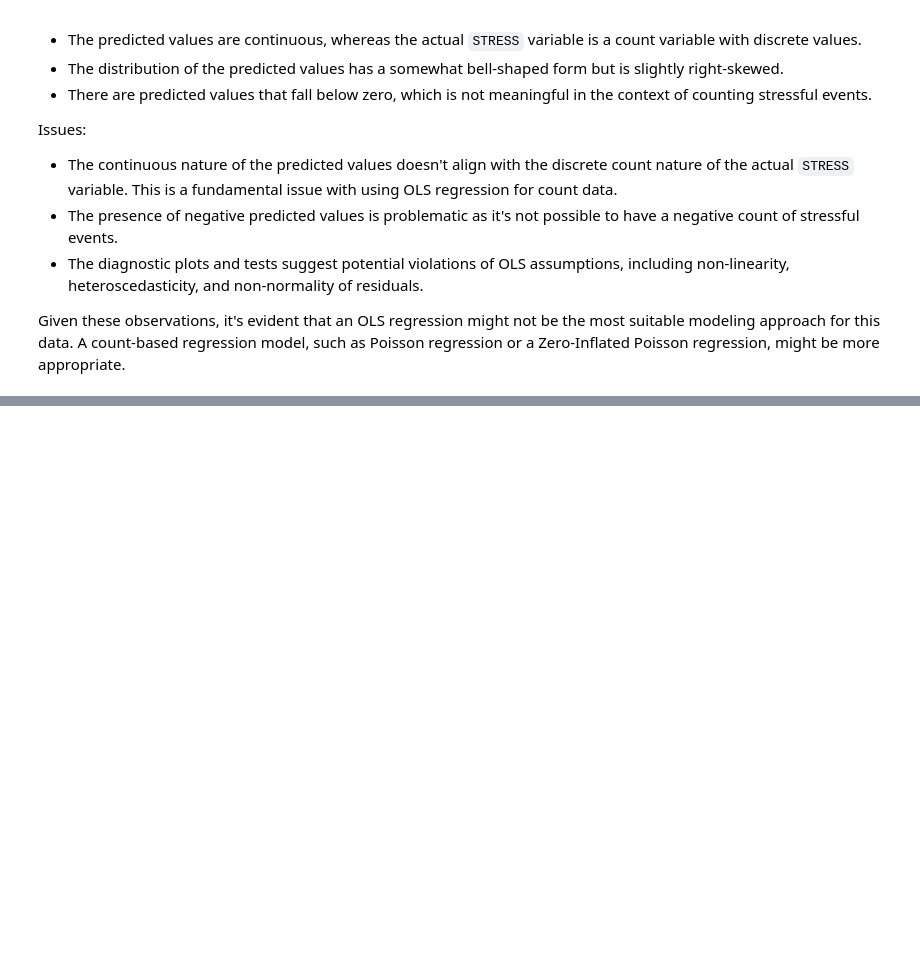
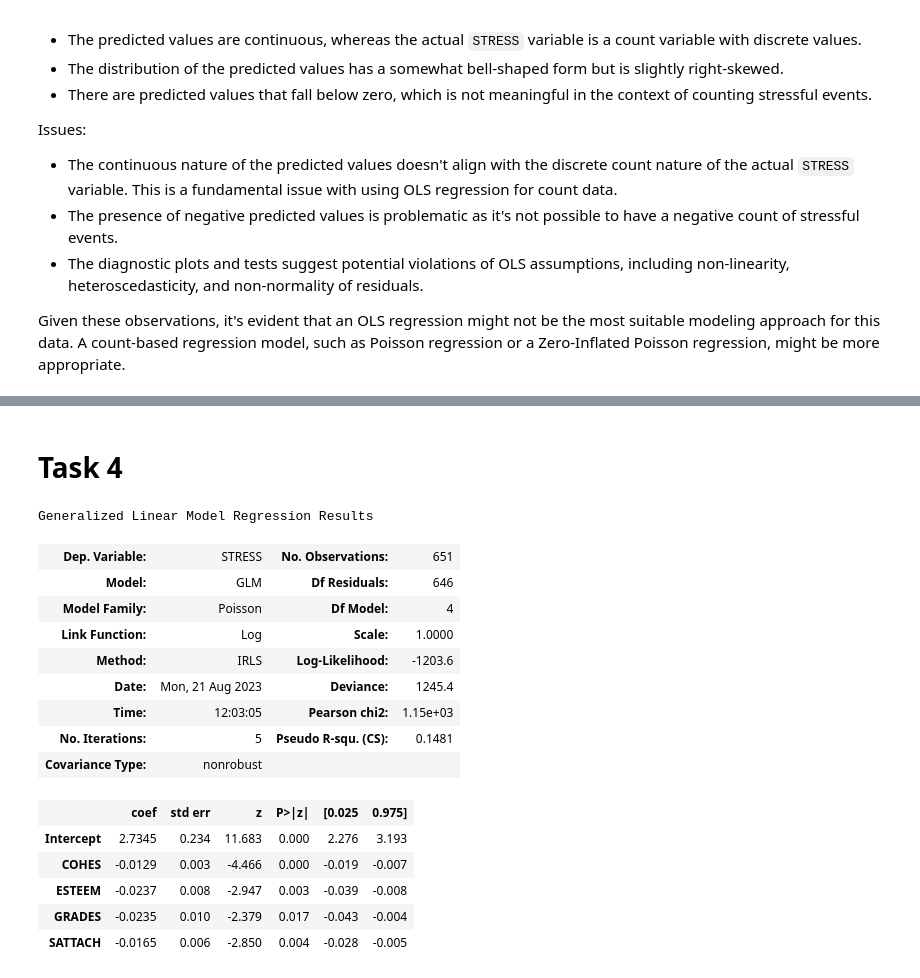
Before and after one commit to MichaelRocchio/msds_410, a Jupyter notebook: Assignment_9/rocchio_assign9.ipynb, the cells around one changed output, grey strips where cells are left out. Saved outputs shown, nothing was run; the diff lists cells and outputs as text; code cells hidden in the pictures; blank space fills up the shorter version.

```diff
--- a/Assignment_9/rocchio_assign9.ipynb
+++ b/Assignment_9/rocchio_assign9.ipynb
@@ -176,0 +290,22 @@ Given these observations, it's evident that an OLS regression might not be the m
+# %% [markdown]
+# Task 4
+# %%
+poisson_model = smf.glm(formula="STRESS ~ COHES + ESTEEM + GRADES + SATTACH", data=data, family=sm.families.Poisson()).fit()
+poisson_model.summary()
+# %% [output]
+Generalized Linear Model Regression Results
+| Dep. Variable: | STRESS | No. Observations: | 651 |
+| Model: | GLM | Df Residuals: | 646 |
+| Model Family: | Poisson | Df Model: | 4 |
+| Link Function: | Log | Scale: | 1.0000 |
+| Method: | IRLS | Log-Likelihood: | -1203.6 |
+| Date: | Mon, 21 Aug 2023 | Deviance: | 1245.4 |
+| Time: | 12:03:05 | Pearson chi2: | 1.15e+03 |
+| No. Iterations: | 5 | Pseudo R-squ. (CS): | 0.1481 |
+| Covariance Type: | nonrobust |  |  |
+|  | coef | std err | z | P>|z| | [0.025 | 0.975] |
+| Intercept | 2.7345 | 0.234 | 11.683 | 0.000 | 2.276 | 3.193 |
+| COHES | -0.0129 | 0.003 | -4.466 | 0.000 | -0.019 | -0.007 |
+| ESTEEM | -0.0237 | 0.008 | -2.947 | 0.003 | -0.039 | -0.008 |
+| GRADES | -0.0235 | 0.010 | -2.379 | 0.017 | -0.043 | -0.004 |
+| SATTACH | -0.0165 | 0.006 | -2.850 | 0.004 | -0.028 | -0.005 |
```
Also changed, not shown: parts of 11 cells of this notebook.
